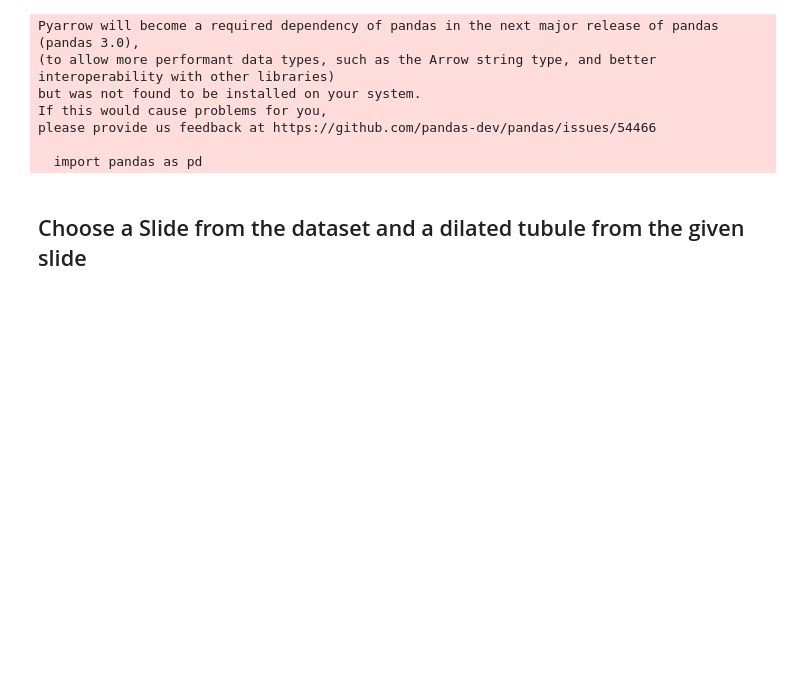
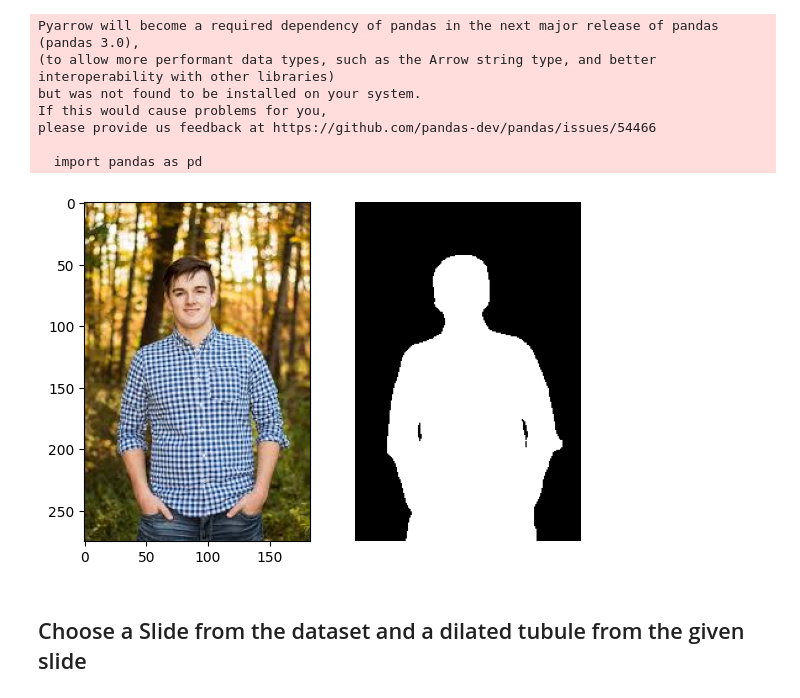
Before and after one commit to antoinehabis/Deep-ContourFlow, a Jupyter notebook: example/oneshot_dcf.ipynb, the cells around one changed output. Saved outputs shown, nothing was run; the diff lists cells and outputs as text; code cells hidden in the pictures; blank space fills up the shorter version.

```diff
--- a/example/oneshot_dcf.ipynb
+++ b/example/oneshot_dcf.ipynb
@@ -20,3 +21,15 @@ If this would cause problems for you,
 please provide us feedback at https://github.com/pandas-dev/pandas/issues/54466
 
   import pandas as pd
+# %%
+filename_support = "7.jpg"
+height = 512
+img = plt.imread(os.path.join(path_dcf,"images_test", filename_support)).astype(np.uint8)
+gt =plt.imread(os.path.join(path_dcf,"images_test", "gt",filename_support.split('.')[-2]+".png")).astype(np.uint8)
+f, axarr = plt.subplots(1,2)
+plt.axis('off')
+axarr[0].imshow(img)
+axarr[1].imshow(gt, cmap='gray')
+plt.show()
+# %% [output]
+[figure, added]
```
Also changed, not shown: parts of 8 cells of this notebook, 13 other files.
